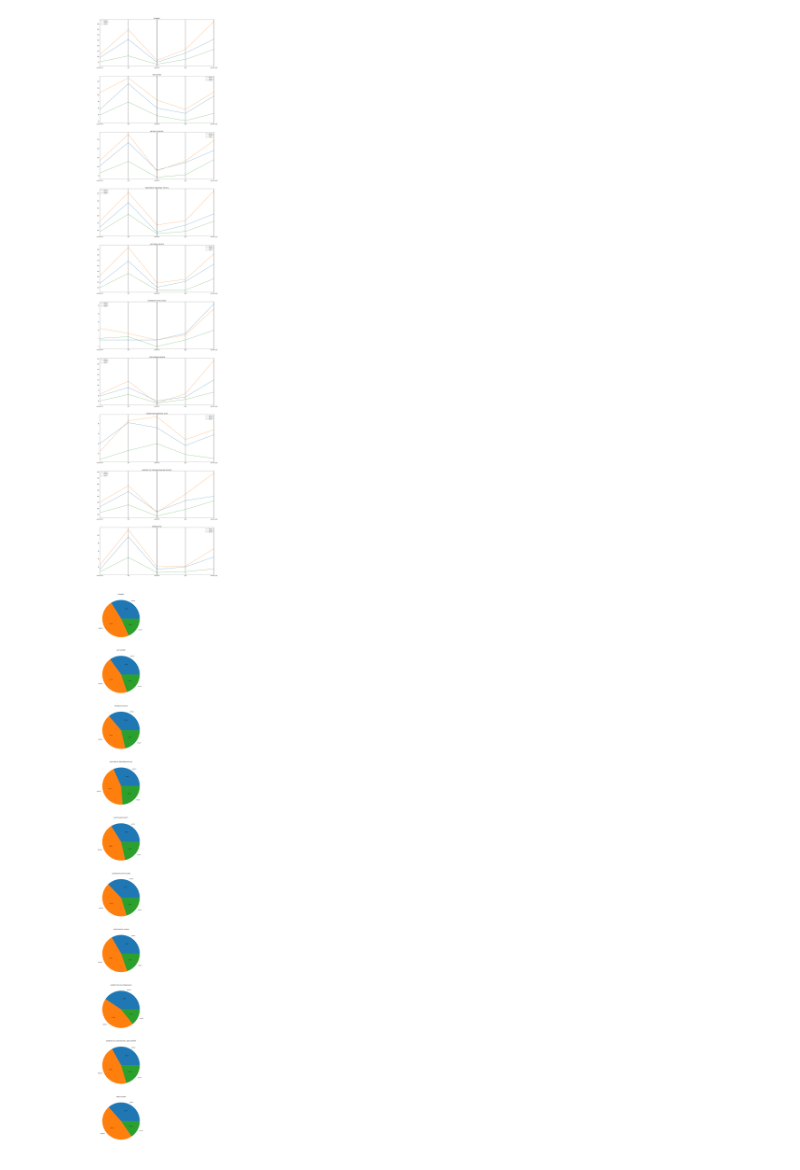
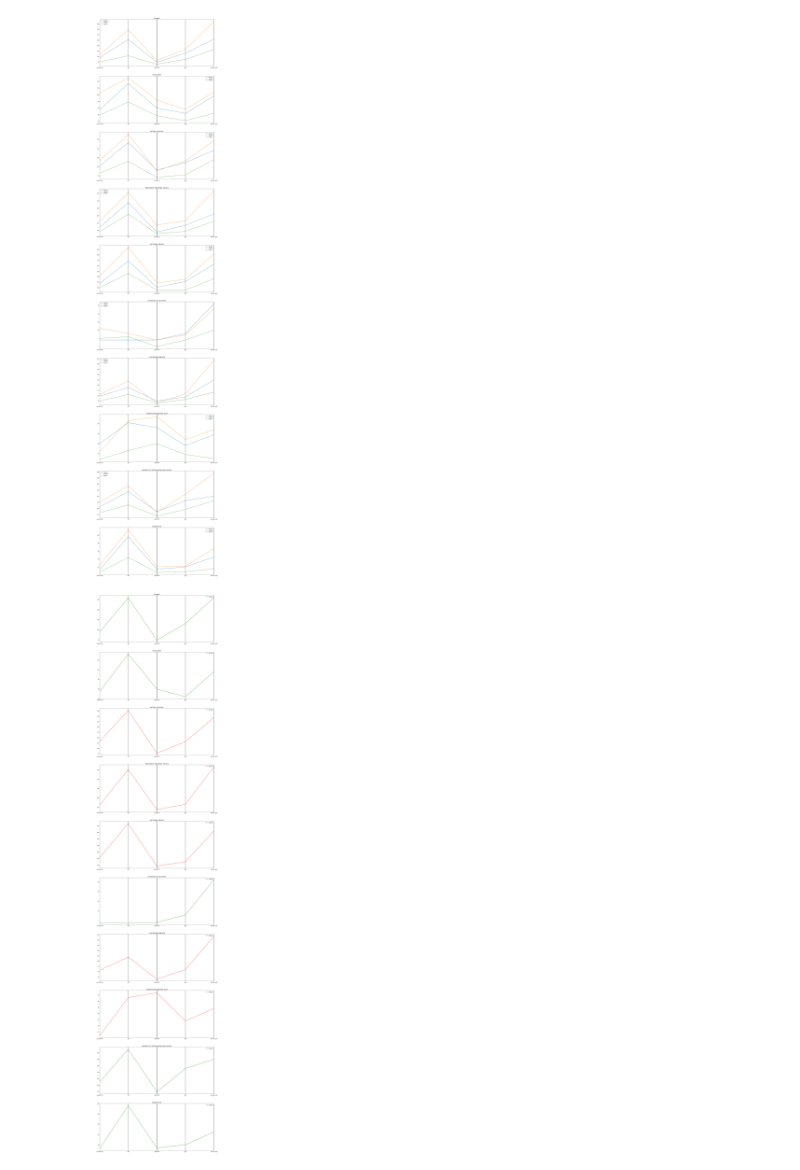
Before and after one commit to stefanoleggio/colombian-politics-analysis, a Jupyter notebook: networks/sentiment-topic/notebook.ipynb, the cells around one changed output. Saved outputs shown, nothing was run; the diff lists cells and outputs as text; code cells hidden in the pictures.

Commit message:
sentiment

```diff
--- a/networks/sentiment-topic/notebook.ipynb
+++ b/networks/sentiment-topic/notebook.ipynb
@@ -170,21 +170,43 @@ for idx,tp_label in enumerate(modularity_sentiment):
     ax[idx].legend()
 # %% [output]
 [figure]
+# %%
+show = modularity_sentiment.copy()
+show['ECONOMY'] = 1
+show['LEFT SUPPORT'] = 1
+show['CRITIQUE OF JUSTICE'] = 0
+show['REJECTION OF TRADITIONAL POLITICS'] = 0
+show['JUSTICE AND SECURITY'] = 0
+show['AGGRESSION ON POLITICIANS'] = 1
+show['CONTROVERSIAL OPINION'] = 0
+show['SUPPORT FOR THE EXTREME RIGHT'] = 0
+show['CONSTRUCTIVE CRITICISM FOR A NEW COUNTRY'] = 1
+show['HOPE IN PETRO'] = 1
 # %%
 fig, ax = plt.subplots(len(modularity_sentiment), figsize =(20,100))
 for idx,tp_label in enumerate(modularity_sentiment):
     topic_sentiments = modularity_sentiment[tp_label]
-    positive = topic_sentiments[topic_sentiments['sentiment'] == 1].count()['sentiment']
-    negative = topic_sentiments[topic_sentiments['sentiment'] == 0].count()['sentiment']
-    neutral = topic_sentiments[topic_sentiments['sentiment'] == 2].count()['sentiment']
+    positive = topic_sentiments[topic_sentiments['sentiment'] == 1].groupby('modularity_class').count()['sentiment']
+    negative = topic_sentiments[topic_sentiments['sentiment'] == 0].groupby('modularity_class').count()['sentiment']
+    neutral = topic_sentiments[topic_sentiments['sentiment'] == 2].groupby('modularity_class').count()['sentiment']
 
-    #positive = check_zero_values(positive)
-    #negative = check_zero_values(negative)
-    #neutral = check_zero_values(neutral)
+    positive = check_zero_values(positive)
+    negative = check_zero_values(negative)
+    neutral = check_zero_values(neutral)
 
     #percentageVersion(positive,negative,neutral)
 
     ax[idx].set_title(tp_label)
-    ax[idx].pie((positive,negative,neutral), labels = ('positive','negative','neutral'), autopct='%1.1f%%')
+    if(show[tp_label] == 1):
+        ax[idx].plot(tuple(classes.keys()),positive[order], label = 'positive', color ='g')
+    if(show[tp_label] == 0):
+        ax[idx].plot(tuple(classes.keys()),negative[order], label = 'negative', color ='r')
+    #ax[idx].plot(tuple(classes.keys()),neutral[order], label = 'neutral')
+    for l in classes.keys():
+        ax[idx].axvline(l, color ='k')
+    ax[idx].set_xticks(tuple(classes.keys()))
+    ax[idx].set_xticklabels(pd.Series(classes.values())[order])
+    ax[idx].set_xlim(0,4)
+    ax[idx].legend()
 # %% [output]
-[figure, old version]
+[figure, new version]
```
